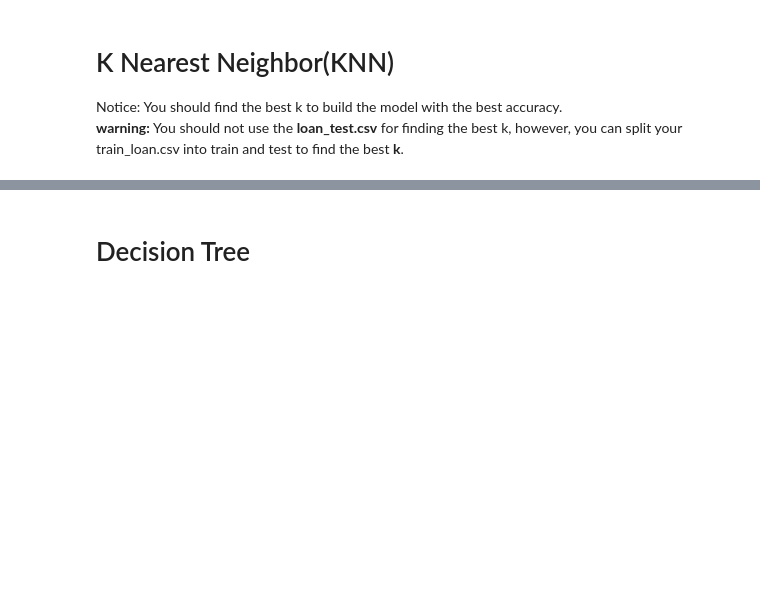
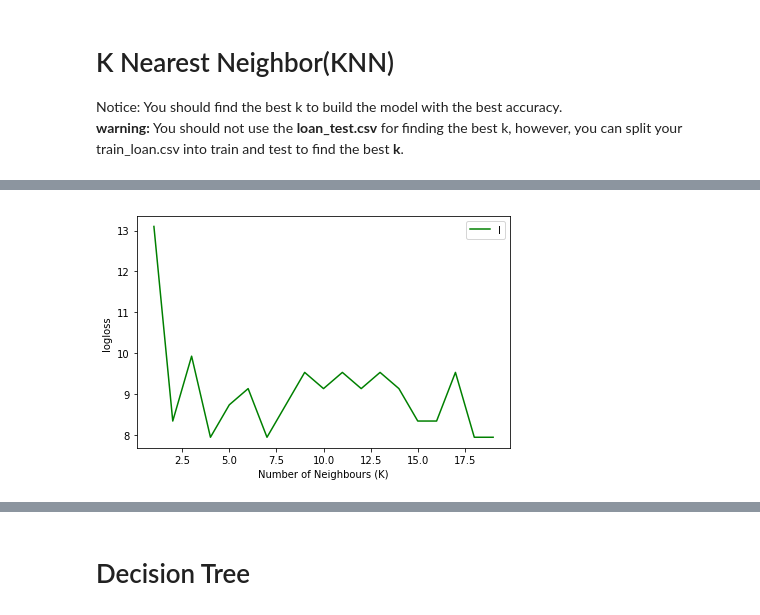
Before and after one commit to mar-szymel/ibm-ml-capstone-project, a Jupyter notebook: notebook_1.ipynb, the cells around one changed output, grey strips where cells are left out. Drawn from its saved outputs; the diff is of its cells as text; code cells hidden in the pictures; blank space fills up the shorter version.

```diff
--- a/notebook_1.ipynb
+++ b/notebook_1.ipynb
@@ -331,0 +491,9 @@ Notice: You should find the best k to build the model with the best accuracy.
+# %%
+plt.plot(range(1,Ks),ll_,'g')
+plt.legend(('logloss '))
+plt.ylabel('logloss ')
+plt.xlabel('Number of Neighbours (K)')
+plt.tight_layout()
+plt.show()
+# %% [output]
+[figure, added]
```
Also changed, not shown: parts of 51 cells of this notebook.
